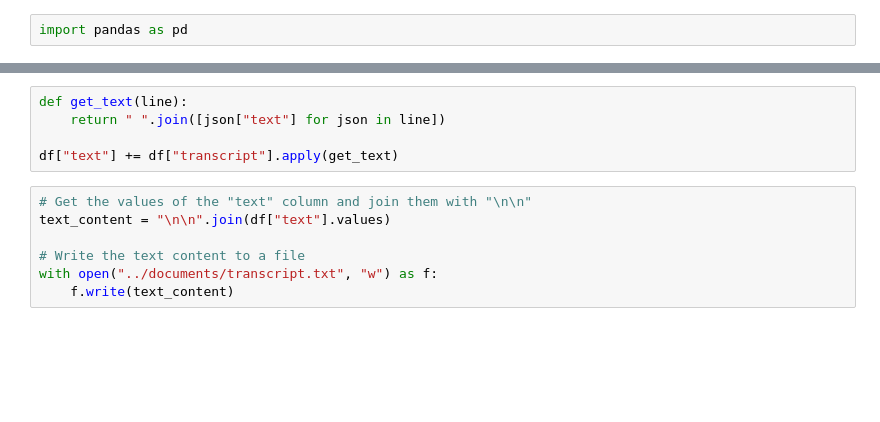
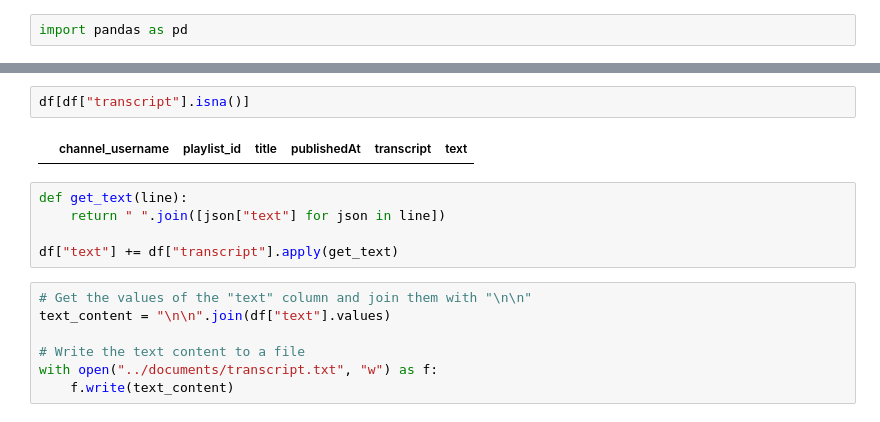
Before and after one commit to IgorJoaquimn/You-can-monitor-social-networks-with-LLMS, a Jupyter notebook: code/read_jsons.ipynb, the cells around one changed output, grey strips where cells are left out. Cells and saved outputs as stored; diff of their text form; blank space fills up the shorter version.

```diff
--- a/code/read_jsons.ipynb
+++ b/code/read_jsons.ipynb
@@ -26,4 +44,8 @@ df["text"]
 Name: text, dtype: object
+# %%
+df[df["transcript"].isna()]
+# %% [output]
+|  | channel_username | playlist_id | title | publishedAt | transcript | text |
 # %%
 def get_text(line):
     return " ".join([json["text"] for json in line])
```
Also changed, not shown: parts of 5 cells of this notebook, 5 other files.
